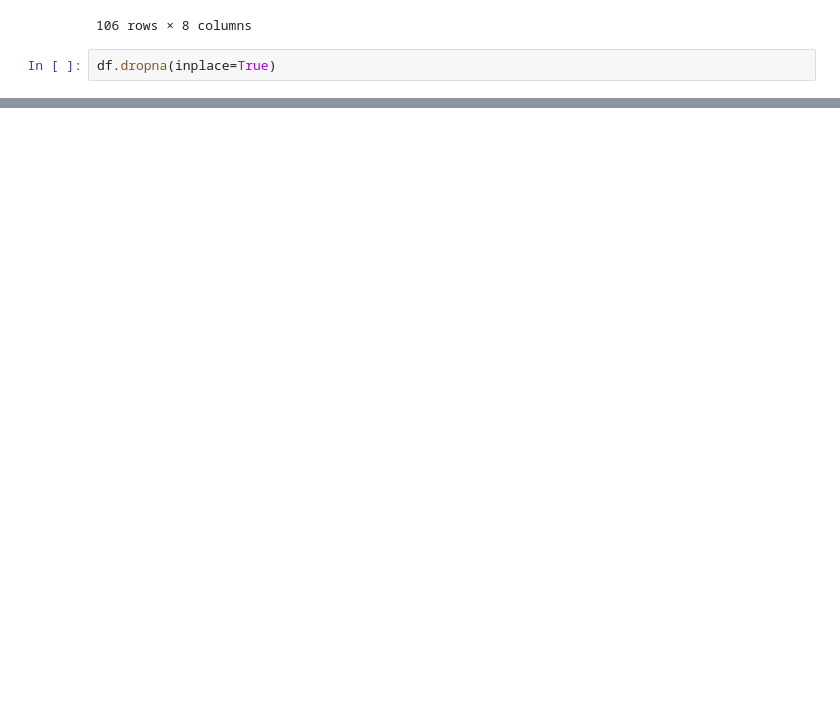
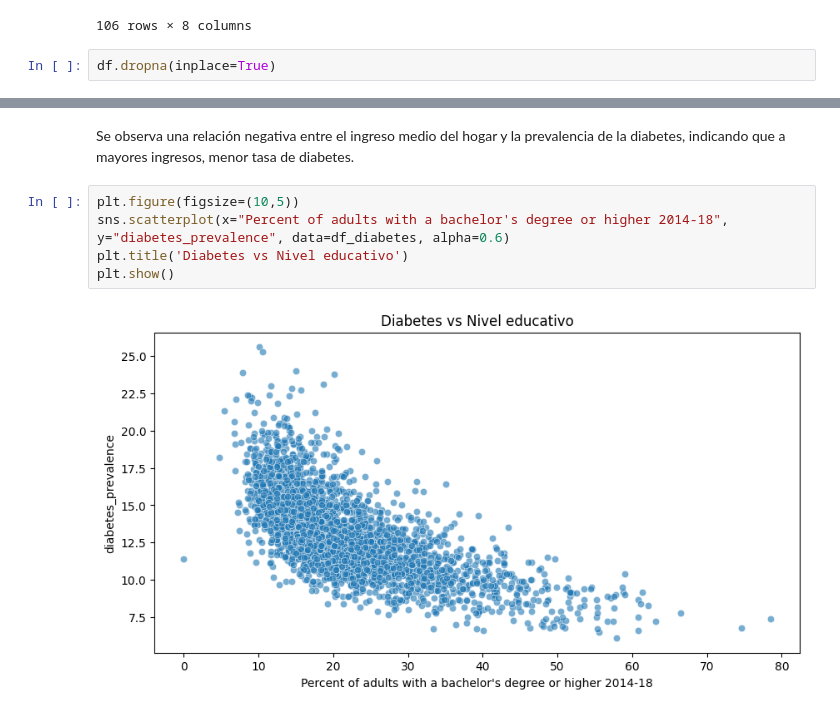
Before and after one commit to 4GeeksAcademy/Antonio27M-machine-learning, a Jupyter notebook: src/03-linear-regression-reg-demographic-health-data.ipynb, the cells around one changed output, grey strips where cells are left out. Drawn from its saved outputs; the diff is of its cells as text; blank space fills up the shorter version.

```diff
--- a/src/03-linear-regression-reg-demographic-health-data.ipynb
+++ b/src/03-linear-regression-reg-demographic-health-data.ipynb
@@ -156,0 +191,9 @@ plt.show()
+# %% [markdown]
+Se observa una relación negativa entre el ingreso medio del hogar y la prevalencia de la diabetes, indicando que a mayores ingresos, menor tasa de diabetes.
+# %%
+plt.figure(figsize=(10,5))
+sns.scatterplot(x="Percent of adults with a bachelor's degree or higher 2014-18", y="diabetes_prevalence", data=df_diabetes, alpha=0.6)
+plt.title('Diabetes vs Nivel educativo')
+plt.show()
+# %% [output]
+[figure, added]
```
Also changed, not shown: parts of 38 cells of this notebook, 2 other files.
